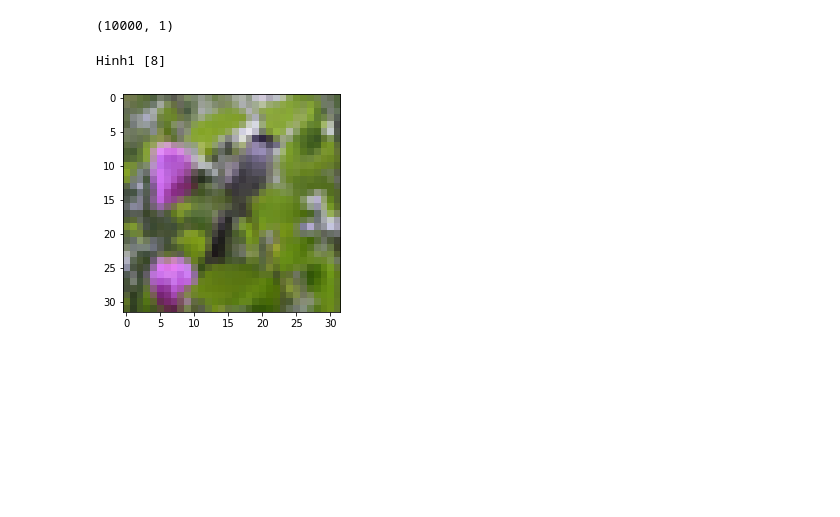
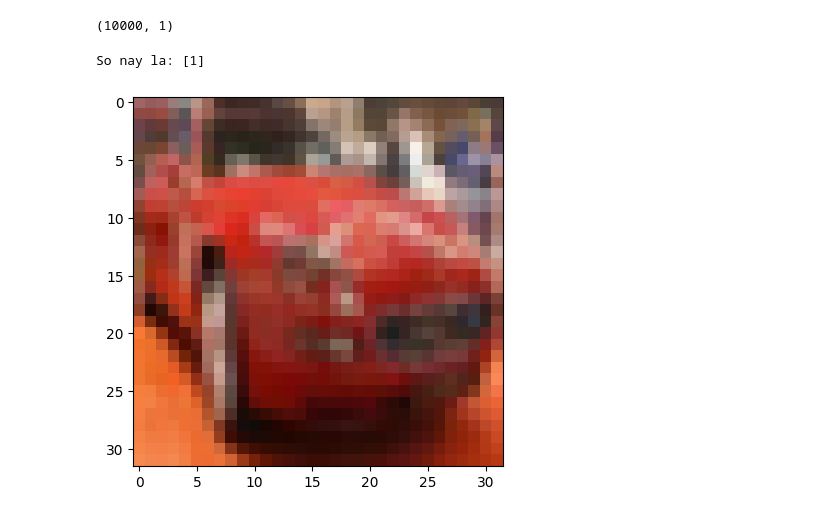
Before and after one commit to HoDinhKhanh/AI, a Jupyter notebook: cifar10.ipynb, the cells around one changed output. Saved outputs shown, nothing was run; the diff lists cells and outputs as text; code cells hidden in the pictures; blank space fills up the shorter version.

```diff
--- a/cifar10.ipynb
+++ b/cifar10.ipynb
@@ -27,11 +27,11 @@ y_test.shape
 (10000, 1)
 # %%
 import matplotlib.pyplot as plt
-hinh = x_train[300]
-plt.imshow(hinh, cmap = plt.cm.binary)
+hinh= x_train[5]   #Lấy hình ở vị trí thứ 55
+plt.imshow(hinh,cmap=plt.cm.binary)
 plt.show
-print('Hinh1', y_train[100])
+print("So nay la:",y_train[5])
 # %% [output]
-Hinh1 [8]
+So nay la: [1]
-[figure, old version]
+[figure, new version]
 # %%
```
Also changed, not shown: parts of 6 cells of this notebook.
